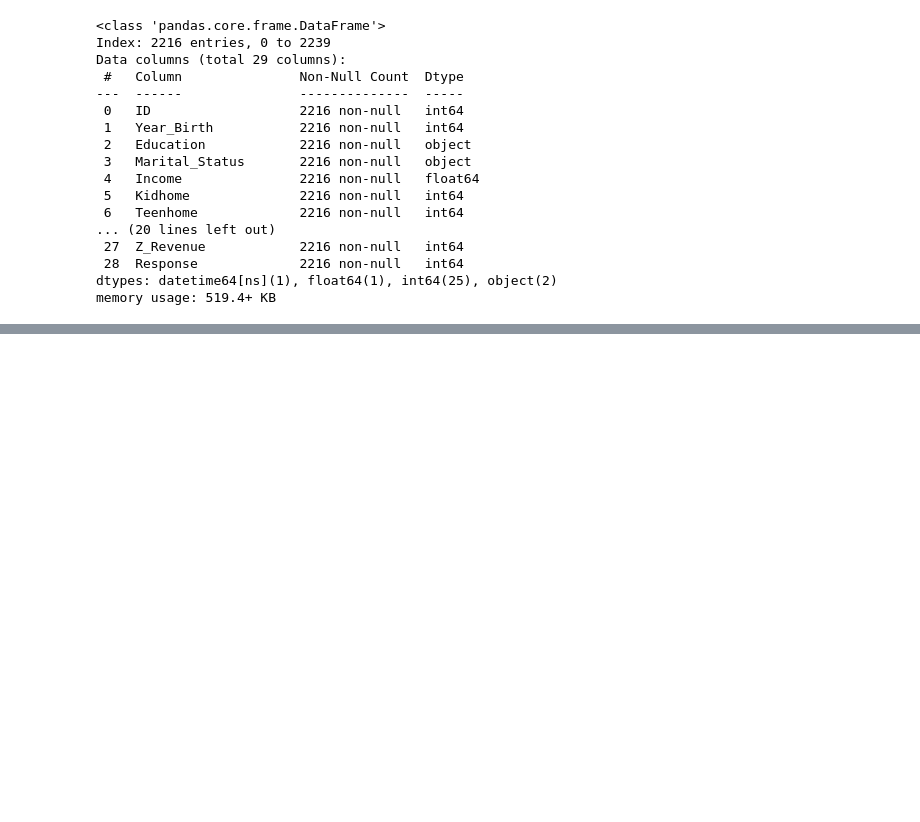
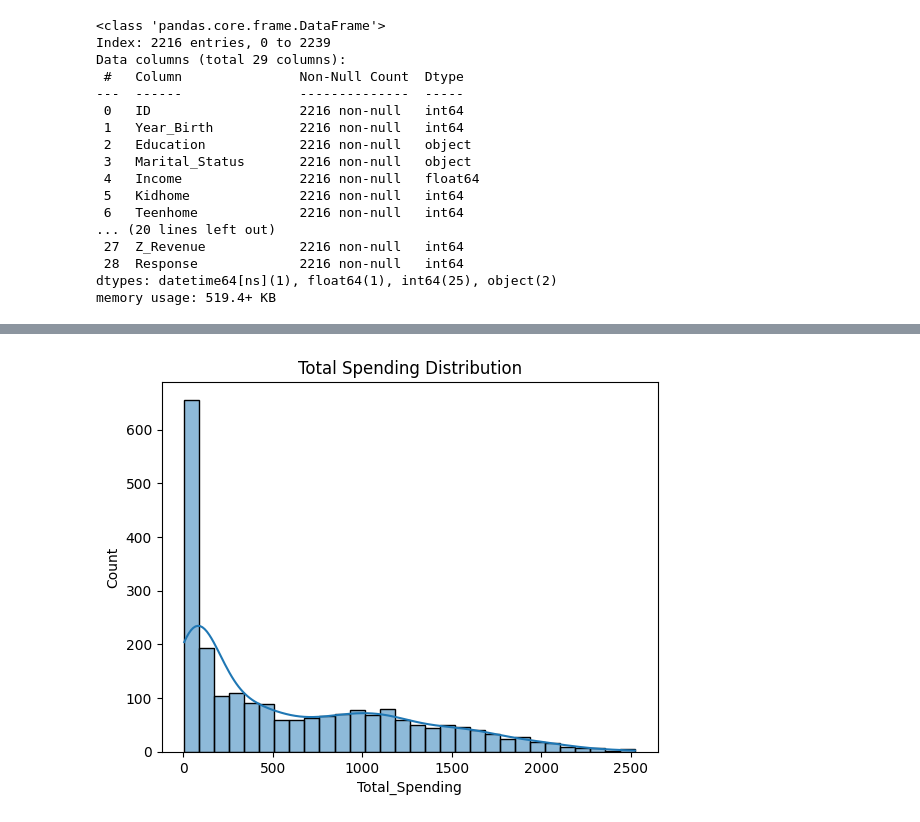
Before and after one commit to PrasadLakhpati/segAI, a Jupyter notebook: Grocery_Customer_Segmentation/Grocery_Customer_Analysis.ipynb, the cells around one changed output, grey strips where cells are left out. Saved outputs shown, nothing was run; the diff lists cells and outputs as text; code cells hidden in the pictures; blank space fills up the shorter version.

```diff
--- a/Grocery_Customer_Segmentation/Grocery_Customer_Analysis.ipynb
+++ b/Grocery_Customer_Segmentation/Grocery_Customer_Analysis.ipynb
@@ -140,0 +238,6 @@ memory usage: 519.4+ KB
+# %%
+sns.histplot(df["Total_Spending"], bins=30, kde=True)
+plt.title("Total Spending Distribution")
+plt.show()
+# %% [output]
+[figure, added]
```
Also changed, not shown: parts of 54 cells of this notebook, 5 other files.
